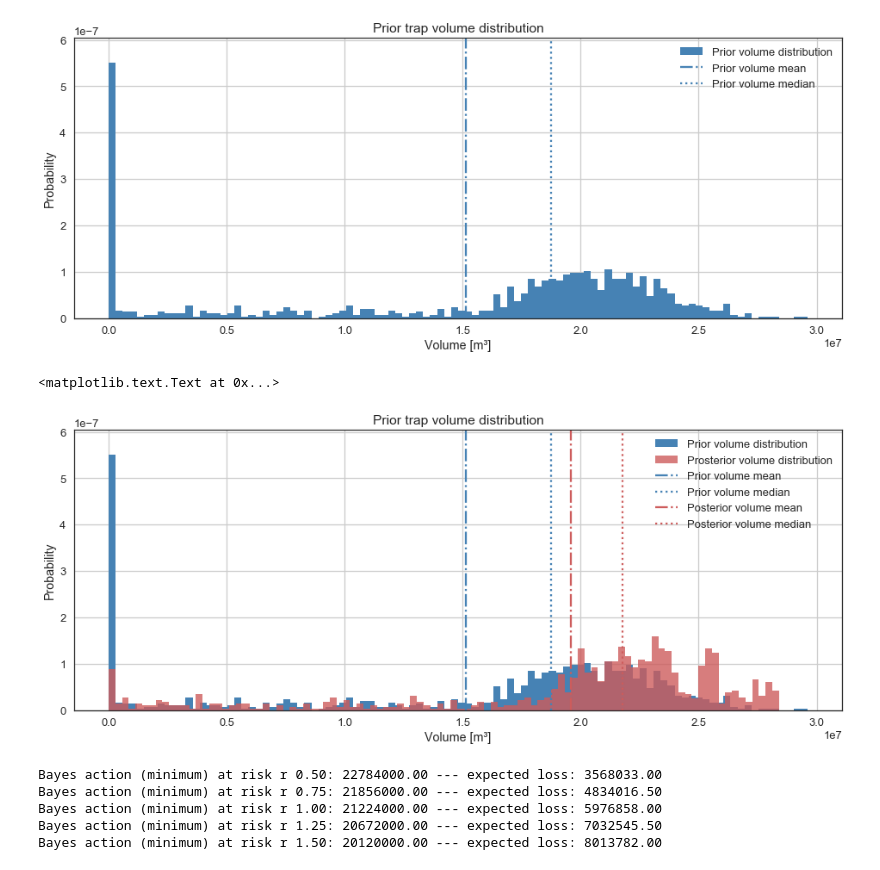
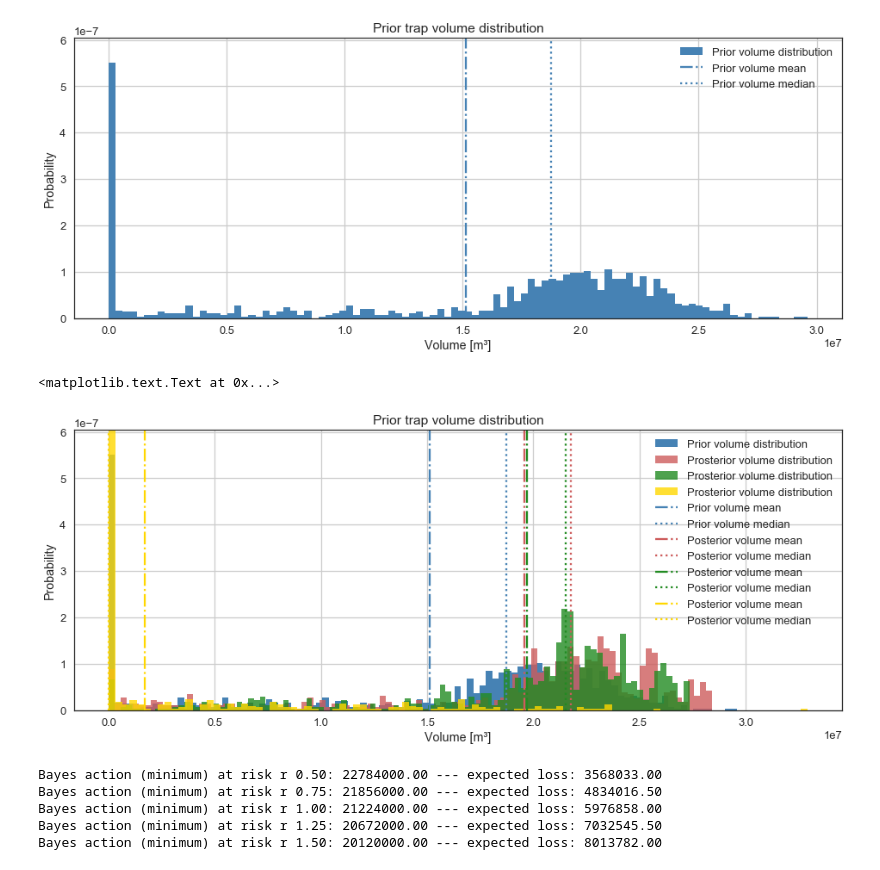
Before and after one commit to nre-aachen/Theses, a Jupyter notebook: Risk analysis/Notebooks/3D Traces Loader.ipynb, the cells around one changed output. Drawn from its saved outputs; the diff is of its cells as text; code cells hidden in the pictures.

```diff
--- a/Risk analysis/Notebooks/3D Traces Loader.ipynb
+++ b/Risk analysis/Notebooks/3D Traces Loader.ipynb
@@ -36,7 +36,9 @@ from scipy.interpolate import griddata
 rescale_f = 38000
 # %%
 M = pymc.database.hdf5.load('D:/PyMC_DataBase/prior_model_noBlocks_SSFc_3_1000iter_2017_11_12')
-M_L = pymc.database.hdf5.load('D:/PyMC_DataBase/post_model_150_30-350_30-250_20_1000iter50burn.hdf5')
+M_L1 = pymc.database.hdf5.load('D:/PyMC_DataBase/post_model_150_30-350_30-250_20_1000iter50burn.hdf5')
+M_L2 = pymc.database.hdf5.load('D:/PyMC_DataBase/post_model_300_30-400_40_050_10_1000iter50burn.hdf5')
+M_L3 = pymc.database.hdf5.load('D:/PyMC_DataBase/post_model_300_30-050_10-400_40_1000iter50burn.hdf5')
 #prior_model = pymc.database.pickle.load('D:/PyMC_DataBase/prior_model_1_1000iter_2017_11_11')
 # %%
 res_top_unc_trace = M.trace('z_unc_res_top')[:]
@@ -193,29 +220,37 @@ plt.ylabel("Probability")
 # %%
 figsize(16, 6)
 
 # Possibly mask away complete failures:
 #volumes = max_volume_trace
 #mask = volumes == 0
 #masked_trace = volumes[~mask]
 _hist1 = plt.hist(max_volume_trace, bins=100, normed=True,
                   histtype="stepfilled",label="Prior volume distribution", color = "steelblue")
-_hist2 = plt.hist(max_volume_trace_L, bins=100, normed=True,
+_hist2 = plt.hist(max_volume_trace_L1, bins=100, normed=True,
                   histtype="stepfilled",label="Prosterior volume distribution", color="indianred", alpha = 0.8)
+_hist3 = plt.hist(max_volume_trace_L2, bins=100, normed=True,
+                  histtype="stepfilled",label="Prosterior volume distribution", color="forestgreen", alpha = 0.8)
+_hist4 = plt.hist(max_volume_trace_L3, bins=100, normed=True,
+                  histtype="stepfilled",label="Prosterior volume distribution", color="gold", alpha = 0.8)
 _hist_scale = np.append(_hist1[0],_hist2[0])
 plt.vlines(max_volume_trace.mean(), 0, 1.1 * np.max(_hist_scale), label="Prior volume mean", linestyles="-.", color = "steelblue")
 plt.vlines(np.median(max_volume_trace), 0, 1.1 * np.max(_hist_scale), label="Prior volume median", linestyles=":", color = "steelblue")
-plt.vlines(max_volume_trace_L.mean(), 0, 1.1 * np.max(_hist_scale), label="Posterior volume mean", linestyles="-.", color = "indianred")
-plt.vlines(np.median(max_volume_trace_L), 0, 1.1 * np.max(_hist_scale), label="Posterior volume median", linestyles=":", color = "indianred")
+plt.vlines(max_volume_trace_L1.mean(), 0, 1.1 * np.max(_hist_scale), label="Posterior volume mean", linestyles="-.", color = "indianred")
+plt.vlines(np.median(max_volume_trace_L1), 0, 1.1 * np.max(_hist_scale), label="Posterior volume median", linestyles=":", color = "indianred")
+plt.vlines(max_volume_trace_L2.mean(), 0, 1.1 * np.max(_hist_scale), label="Posterior volume mean", linestyles="-.", color = "forestgreen")
+plt.vlines(np.median(max_volume_trace_L2), 0, 1.1 * np.max(_hist_scale), label="Posterior volume median", linestyles=":", color = "forestgreen")
+plt.vlines(max_volume_trace_L3.mean(), 0, 1.1 * np.max(_hist_scale), label="Posterior volume mean", linestyles="-.", color = "gold")
+plt.vlines(np.median(max_volume_trace_L3), 0, 1.1 * np.max(_hist_scale), label="Posterior volume median", linestyles=":", color = "gold")
 plt.title("Prior trap volume distribution")
 plt.legend(loc="upper right")
 #plt.xticks(np.arange(0, np.max(_hist_scale)+1, np.max(_hist_scale)/10))
 plt.grid()
 plt.ylim(0, 1.1 * np.max(_hist_scale))
 plt.xlabel("Volume [m³]")
 plt.ylabel("Probability")
 # %% [output]
 <matplotlib.text.Text at 0x...>
-[figure, old version]
+[figure, new version]
 # %%
 figsize(15, 6)
 
```
Also changed, not shown: parts of 6 cells of this notebook, 1 other file.
